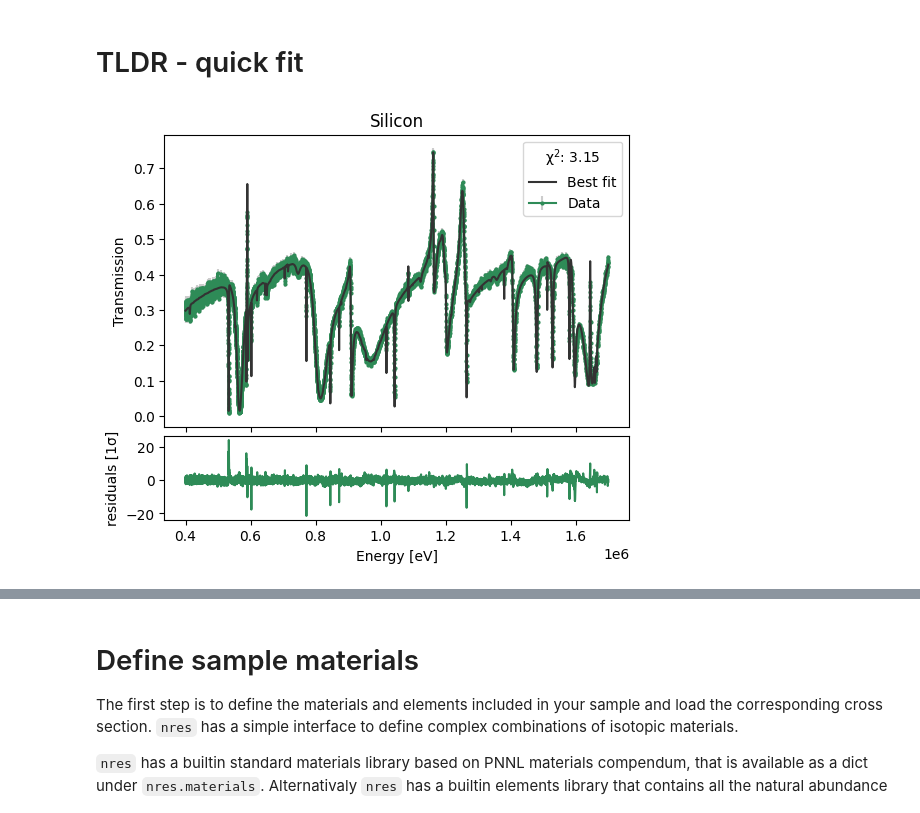
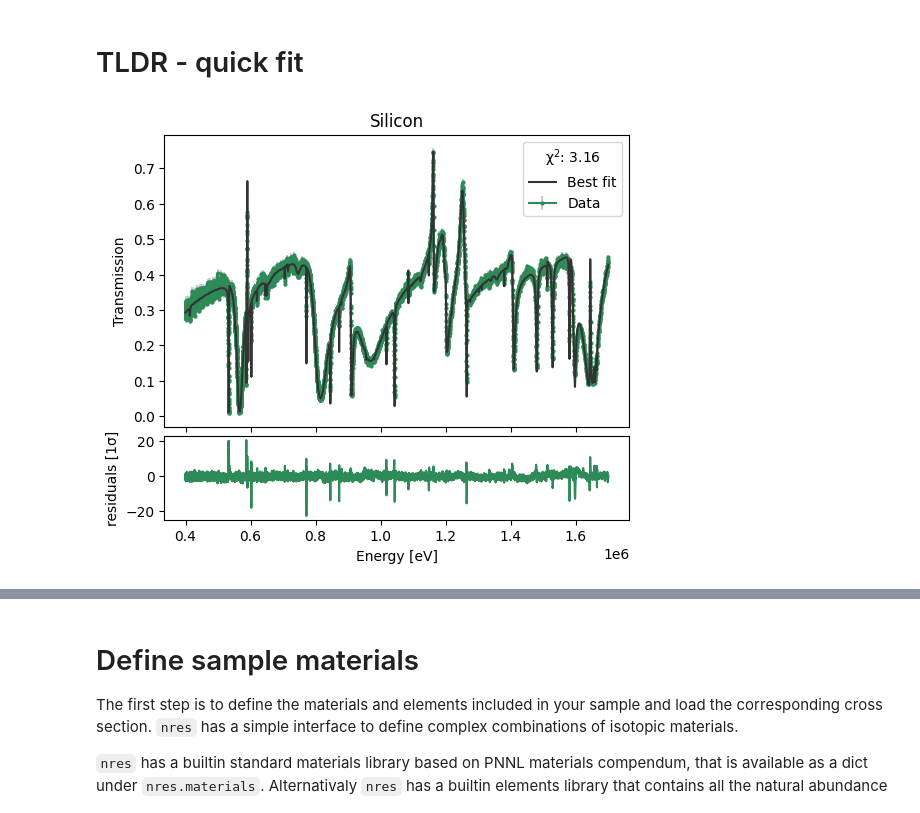
Before and after one commit to TsvikiHirsh/nres, a Jupyter notebook: notebooks/nres_demo.ipynb, the cells around one changed output, grey strips where cells are left out. Saved outputs shown, nothing was run; the diff lists cells and outputs as text; code cells hidden in the pictures.

```diff
--- a/notebooks/nres_demo.ipynb
+++ b/notebooks/nres_demo.ipynb
@@ -23,20 +23,20 @@ import nres
 # %%
 # define material
 Si = nres.CrossSection.from_material("Silicon")
 
 # load data
 data = nres.Data.from_transmission("silicon.dat")
 
 # define model
-model = nres.TransmissionModel(Si)
+model = nres.TransmissionModel(Si,vary_background=True)
 
 # fit using lmfit
 result = model.fit(data,emin=0.4e6,emax=1.7e6)
 
 # plot fit results
-result.plot()
+result.plot();
 # %% [output]
-[figure, old version]
+[figure, new version]
 # %%
 # show best fit parameters
 result
```
Also changed, not shown: parts of 1 cell of this notebook.
